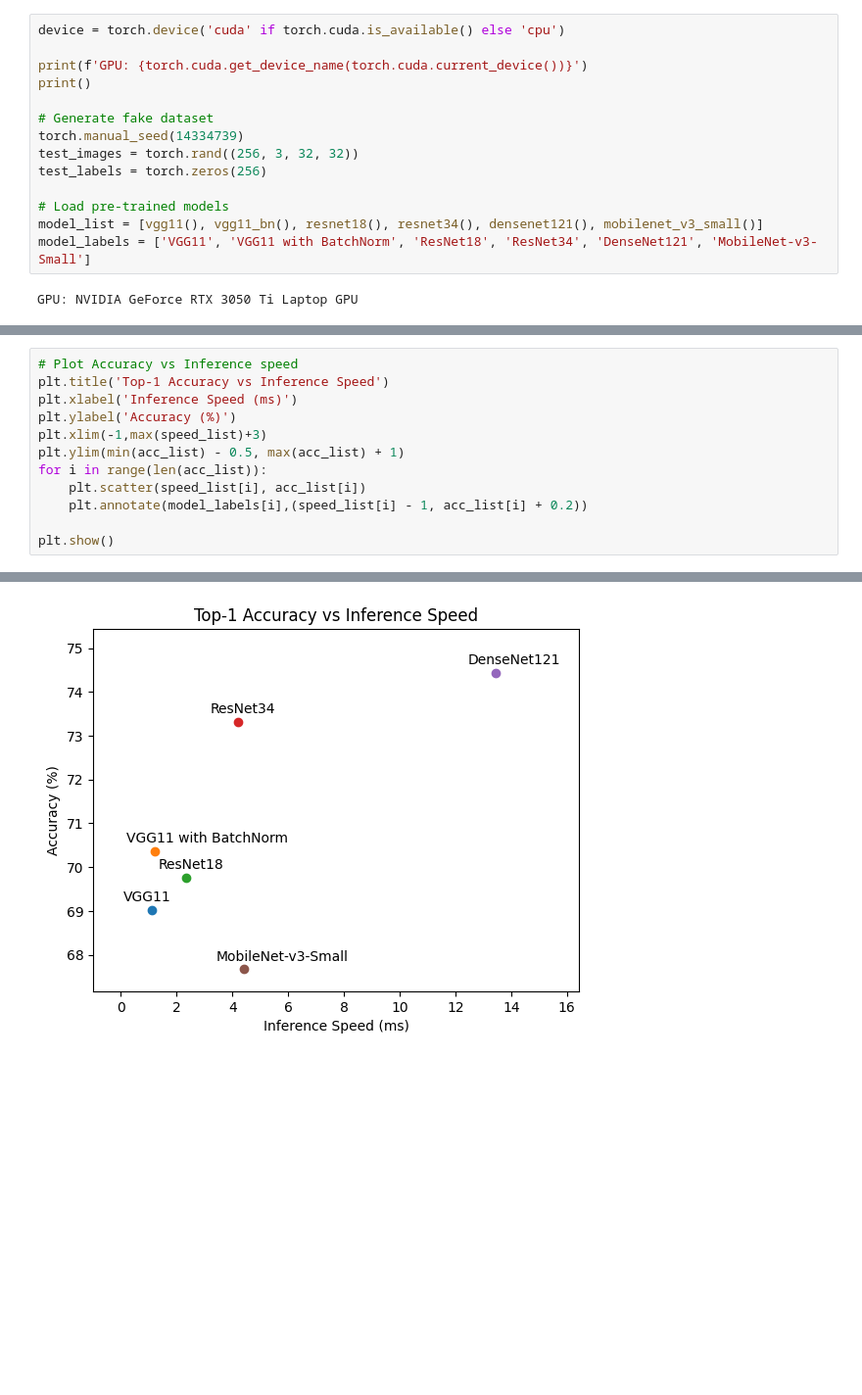
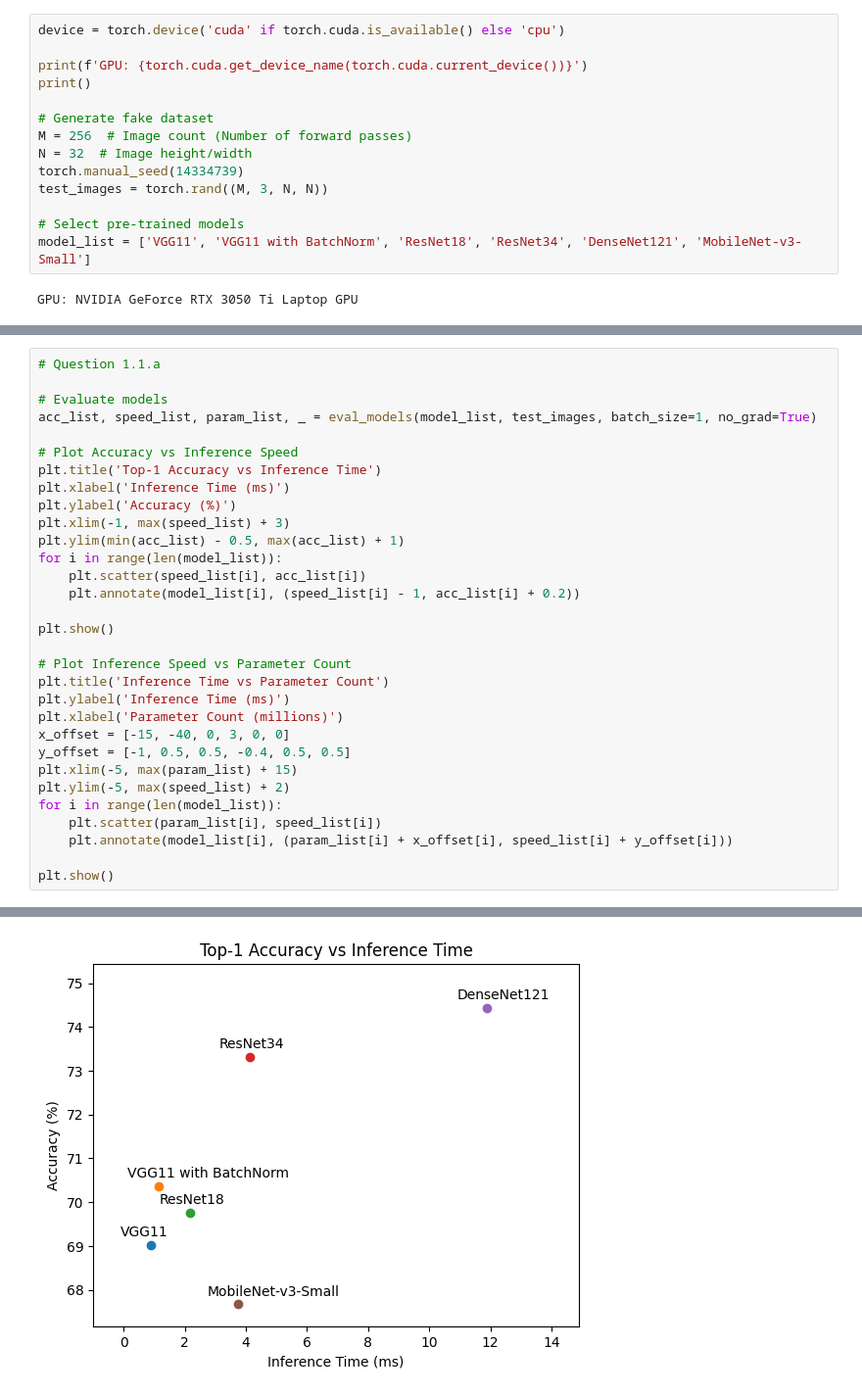
Before and after one commit to joangog/uvadlc_practicals_2022, a Jupyter notebook: assignment2/part1/cnn_transfer_learning.pynb.ipynb, the cells around one changed output, grey strips where cells are left out. Shown: that part at 98% size. Saved outputs shown, nothing was run; the diff lists cells and outputs as text; blank space fills up the shorter version.

Commit message:
Completed Question 1.1 notebook

```diff
--- a/assignment2/part1/cnn_transfer_learning.pynb.ipynb
+++ b/assignment2/part1/cnn_transfer_learning.pynb.ipynb
@@ -48,13 +48,13 @@ print(f'GPU: {torch.cuda.get_device_name(torch.cuda.current_device())}')
 print()
 
 # Generate fake dataset
+M = 256  # Image count (Number of forward passes)
+N = 32  # Image height/width
 torch.manual_seed(14334739)
-test_images = torch.rand((256, 3, 32, 32))
-test_labels = torch.zeros(256)
+test_images = torch.rand((M, 3, N, N))
 
-# Load pre-trained models
-model_list = [vgg11(), vgg11_bn(), resnet18(), resnet34(), densenet121(), mobilenet_v3_small()]
-model_labels = ['VGG11', 'VGG11 with BatchNorm', 'ResNet18', 'ResNet34', 'DenseNet121', 'MobileNet-v3-Small']
+# Select pre-trained models
+model_list = ['VGG11', 'VGG11 with BatchNorm', 'ResNet18', 'ResNet34', 'DenseNet121', 'MobileNet-v3-Small']
 # %% [output]
 GPU: NVIDIA GeForce RTX 3050 Ti Laptop GPU
 # %%
@@ -113,13 +136,32 @@ Evaluating models...
 # %%
-# Plot Accuracy vs Inference speed
-plt.title('Top-1 Accuracy vs Inference Speed')
-plt.xlabel('Inference Speed (ms)')
+# Question 1.1.a
+
+# Evaluate models
+acc_list, speed_list, param_list, _ = eval_models(model_list, test_images, batch_size=1, no_grad=True)
+
+# Plot Accuracy vs Inference Speed
+plt.title('Top-1 Accuracy vs Inference Time')
+plt.xlabel('Inference Time (ms)')
 plt.ylabel('Accuracy (%)')
-plt.xlim(-1,max(speed_list)+3)
+plt.xlim(-1, max(speed_list) + 3)
 plt.ylim(min(acc_list) - 0.5, max(acc_list) + 1)
-for i in range(len(acc_list)):
+for i in range(len(model_list)):
     plt.scatter(speed_list[i], acc_list[i])
-    plt.annotate(model_labels[i],(speed_list[i] - 1, acc_list[i] + 0.2))
+    plt.annotate(model_list[i], (speed_list[i] - 1, acc_list[i] + 0.2))
 
 plt.show()
+
+# Plot Inference Speed vs Parameter Count
+plt.title('Inference Time vs Parameter Count')
+plt.ylabel('Inference Time (ms)')
+plt.xlabel('Parameter Count (millions)')
+x_offset = [-15, -40, 0, 3, 0, 0]
+y_offset = [-1, 0.5, 0.5, -0.4, 0.5, 0.5]
+plt.xlim(-5, max(param_list) + 15)
+plt.ylim(-5, max(speed_list) + 2)
+for i in range(len(model_list)):
+    plt.scatter(param_list[i], speed_list[i])
+    plt.annotate(model_list[i], (param_list[i] + x_offset[i], speed_list[i] + y_offset[i]))
+
+plt.show()
 # %% [output]
@@ -126 +175 @@ plt.show()
-[figure, old version]
+[figure, new version]
```
Also changed, not shown: parts of 7 cells of this notebook.
